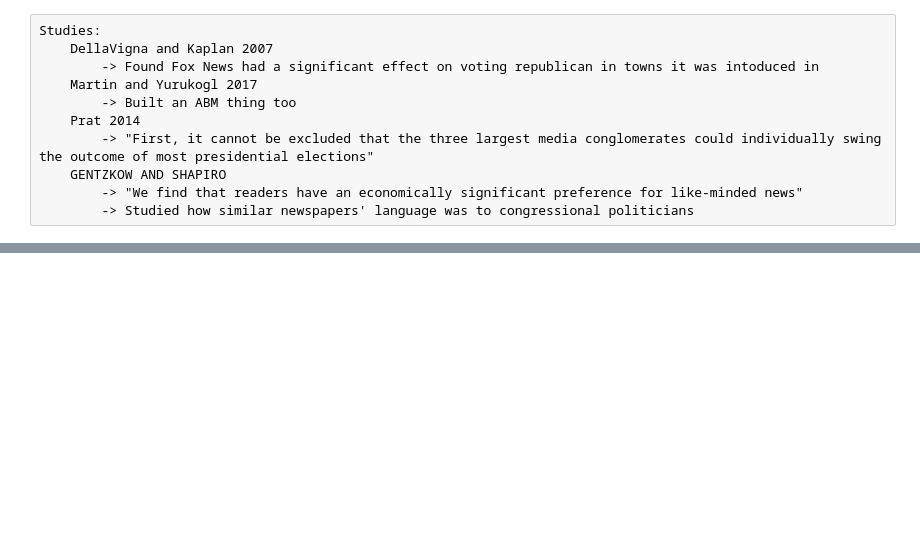
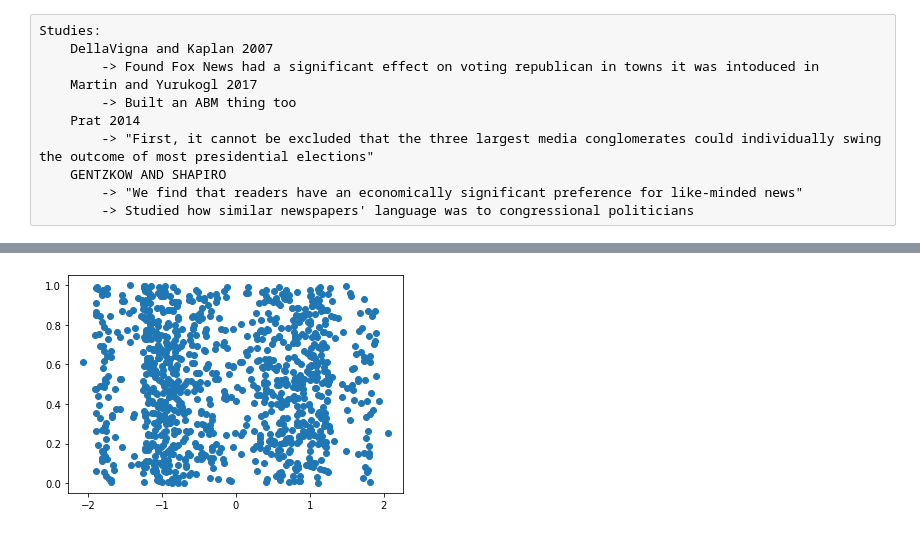
Before and after one commit to samerose12/Humor-Agent-Based-Model, a Jupyter notebook: Anti-ABM.ipynb, the cells around one changed output, grey strips where cells are left out. Saved outputs shown, nothing was run; the diff lists cells and outputs as text; code cells hidden in the pictures; blank space fills up the shorter version.

```diff
--- a/Anti-ABM.ipynb
+++ b/Anti-ABM.ipynb
@@ -639,0 +690,10 @@ Overall Polling Change Predicted:
+# %%
+from time import sleep
+for i in range(len(storage)):
+
+    plt.scatter(storage[i, 0, :], np.random.uniform(size=1000))#, storage[i, 1, :])
+    plt.show()
+
+    clear_output(wait=True)
+# %% [output]
+[figure, added]
```
Also changed, not shown: parts of 56 cells of this notebook, 9 other files.
